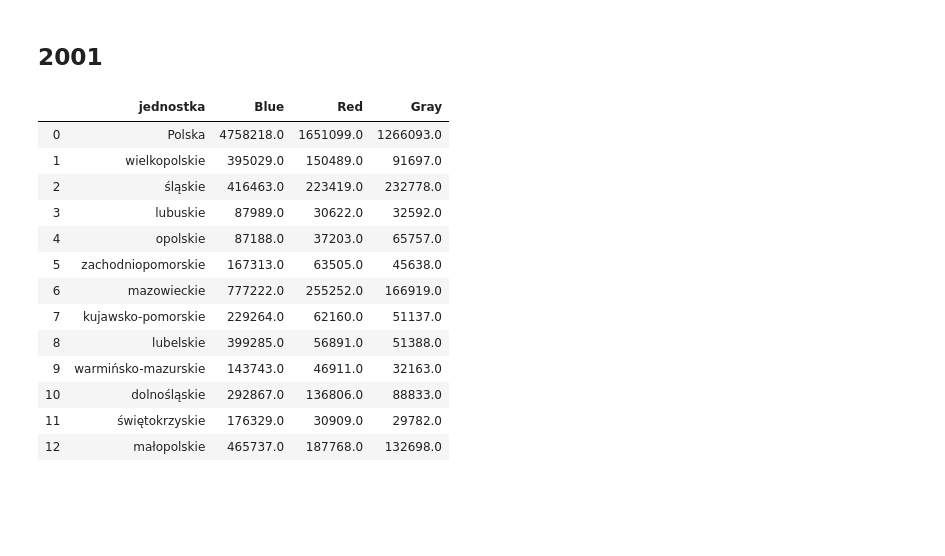
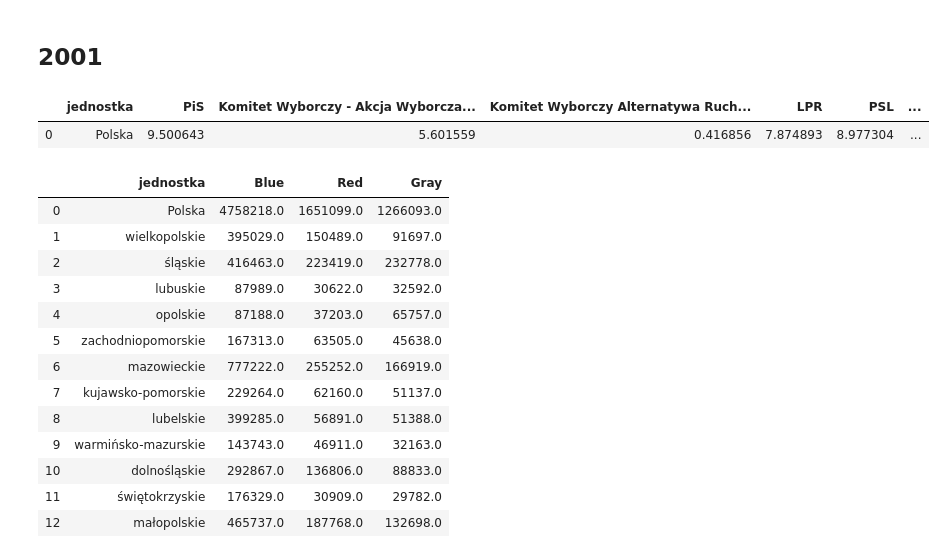
Before and after one commit to MarBry111/Forecast_Election_Poland, a Jupyter notebook: Preparation_data_from_voting_clustering.ipynb, the cells around one changed output. Cells and saved outputs as stored; diff of their text form; code cells hidden in the pictures; blank space fills up the shorter version.

```diff
--- a/Preparation_data_from_voting_clustering.ipynb
+++ b/Preparation_data_from_voting_clustering.ipynb
@@ -92,12 +90,17 @@ df_jednostki.loc[df_jednostki['województwo']=='WARSZAWA','województwo'] = 'MAZ
 # %%
 wyniki_2001 = pd.read_csv("wyniki_wyborow/"+"2001_W"+".csv")
 col = wyniki_2001.columns.values.tolist()
 col[0] = 'jednostka'
 wyniki_2001.columns = col
 wyniki_2001['jednostka'] = [ w.replace('O_', '') for w in wyniki_2001['jednostka'] ]
 wyniki_2001 = wyniki_2001.fillna(0)
 
 wyn_01 = wyniki_2001
+wyniki_2001.iloc[0,1:] = wyniki_2001.iloc[0,1:].div(wyniki_2001.iloc[0,1:].sum()).fillna(0)*100
+wyniki_2001.head(1)
+# %% [output]
+|  | jednostka | PiS | Komitet Wyborczy - Akcja Wyborcza... | Komitet Wyborczy Alternatywa Ruch... | LPR | PSL | ... |
+| 0 | Polska | 9.500643 | 5.601559 | 0.416856 | 7.874893 | 8.977304 | ... |
 # %%
 col_b = ['LPR','PSL','PiS','Samoobrona']
 col_r = ['PO']
```
Also changed, not shown: parts of 4 cells of this notebook, 5 other files.
